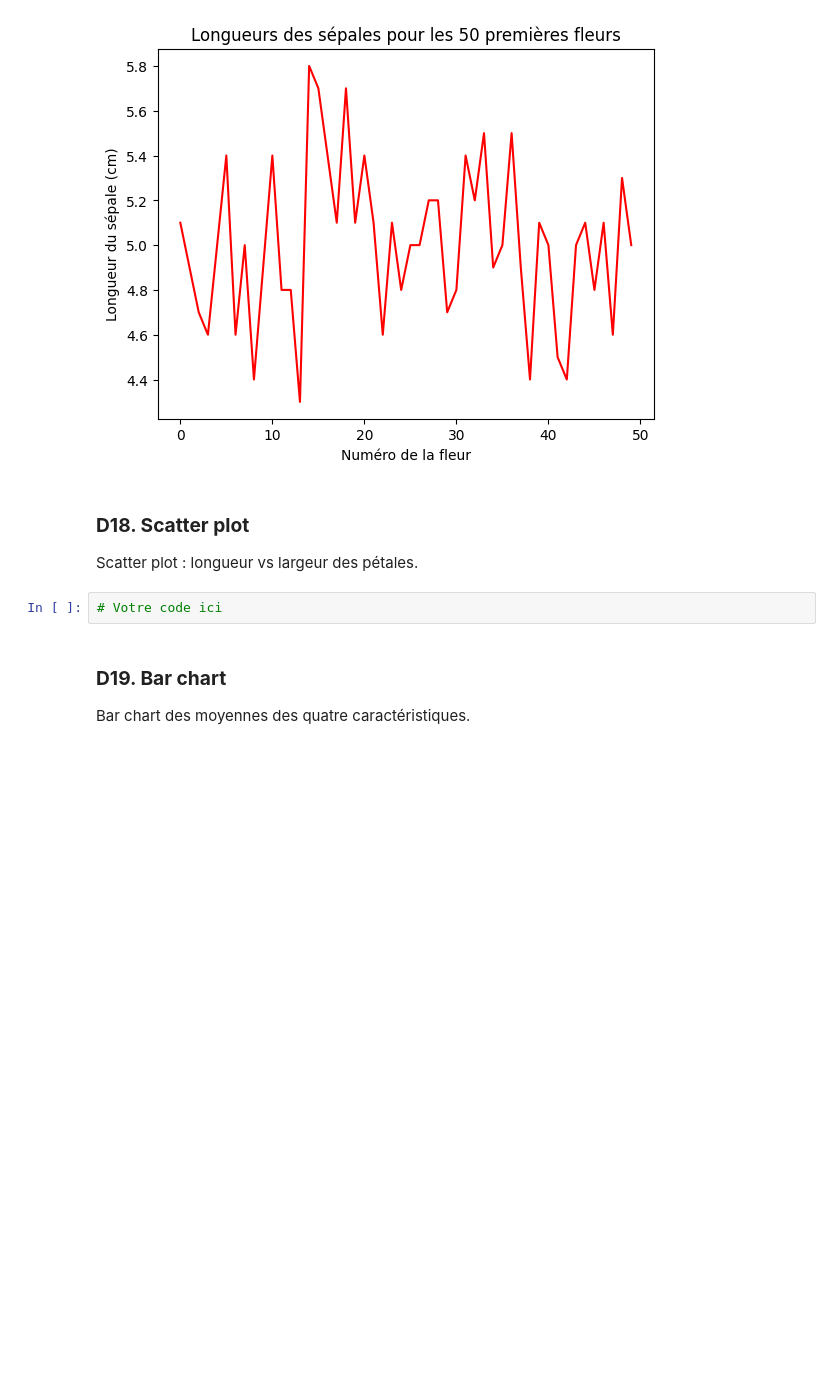
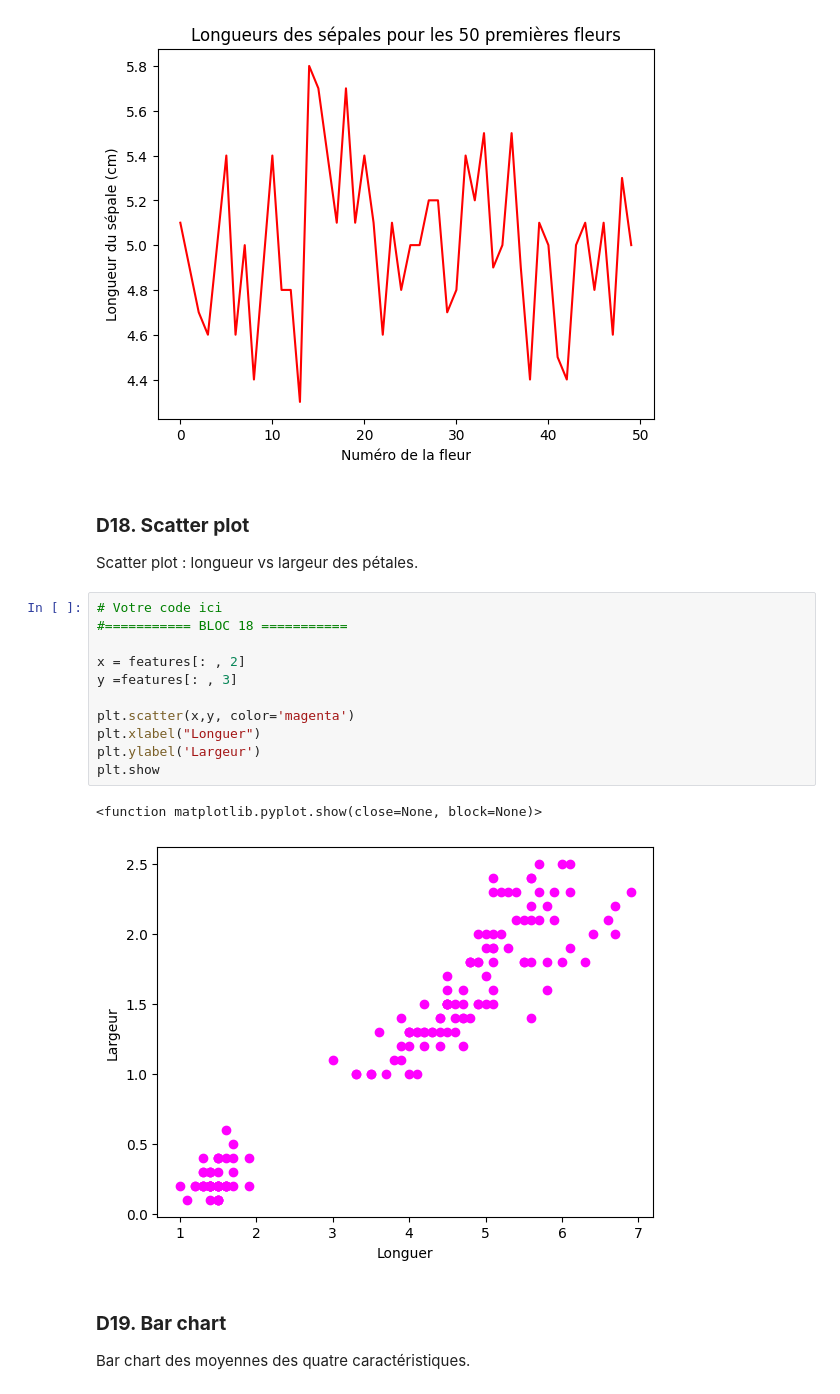
Before and after one commit to USMS-FPK-IA-GI-2025/controle-01-numpy-and-matplotlib-iris-Anam-Ayoub, a Jupyter notebook: notebooks/controle_numpy_matplotlib.ipynb, the cells around one changed output. Drawn from its saved outputs; the diff is of its cells as text; blank space fills up the shorter version.

Commit message:
BLOC 18 done (colab)

```diff
--- a/notebooks/controle_numpy_matplotlib.ipynb
+++ b/notebooks/controle_numpy_matplotlib.ipynb
@@ -330,8 +330,20 @@ plt.show()
 # %% [markdown]
 ### **D18. Scatter plot**
 Scatter plot : longueur vs largeur des pétales.
-# %%
-# Votre code ici
+# %%
+# Votre code ici
+#=========== BLOC 18 ===========
+
+x = features[: , 2]
+y =features[: , 3]
+
+plt.scatter(x,y, color='magenta')
+plt.xlabel("Longuer")
+plt.ylabel('Largeur')
+plt.show
+# %% [output]
+<function matplotlib.pyplot.show(close=None, block=None)>
+[figure, added]
 # %% [markdown]
 ### **D19. Bar chart**
 Bar chart des moyennes des quatre caractéristiques.
```
